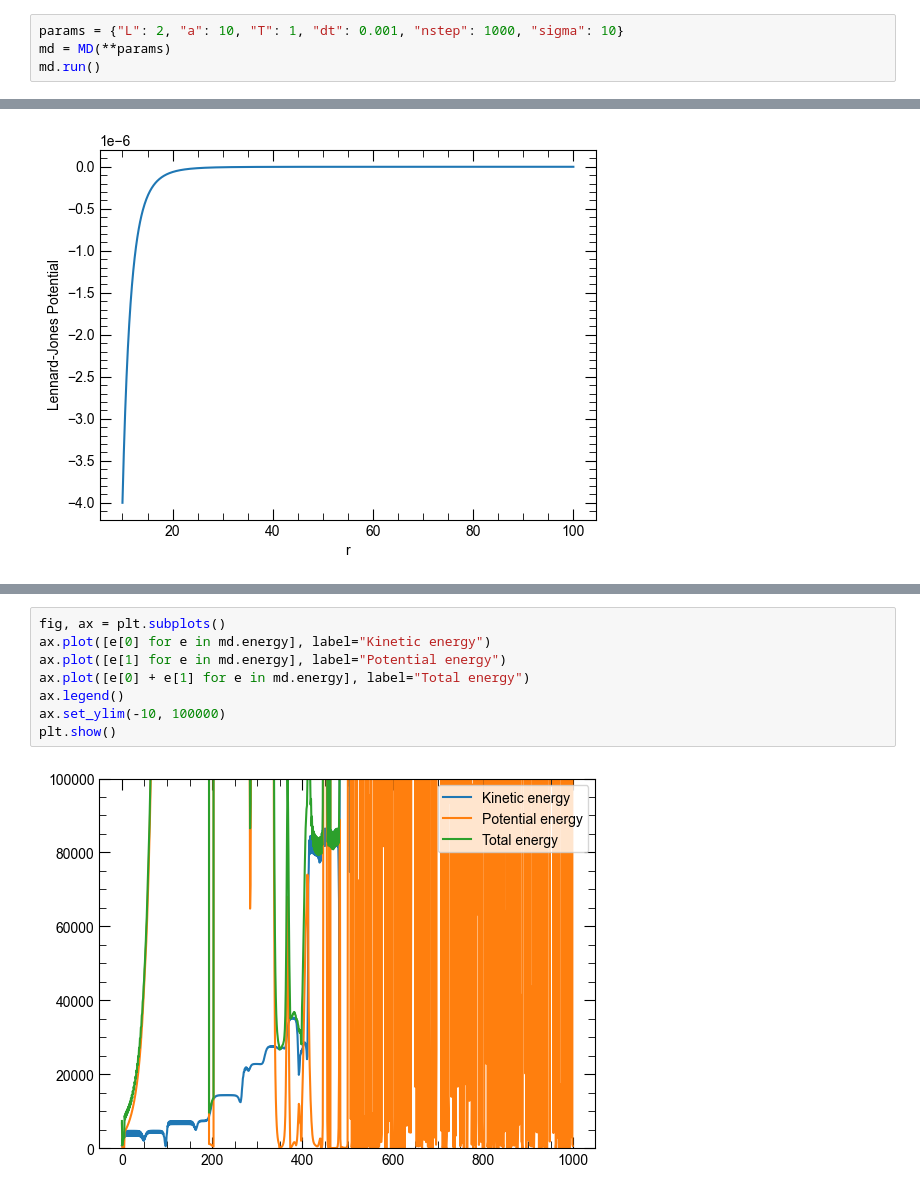
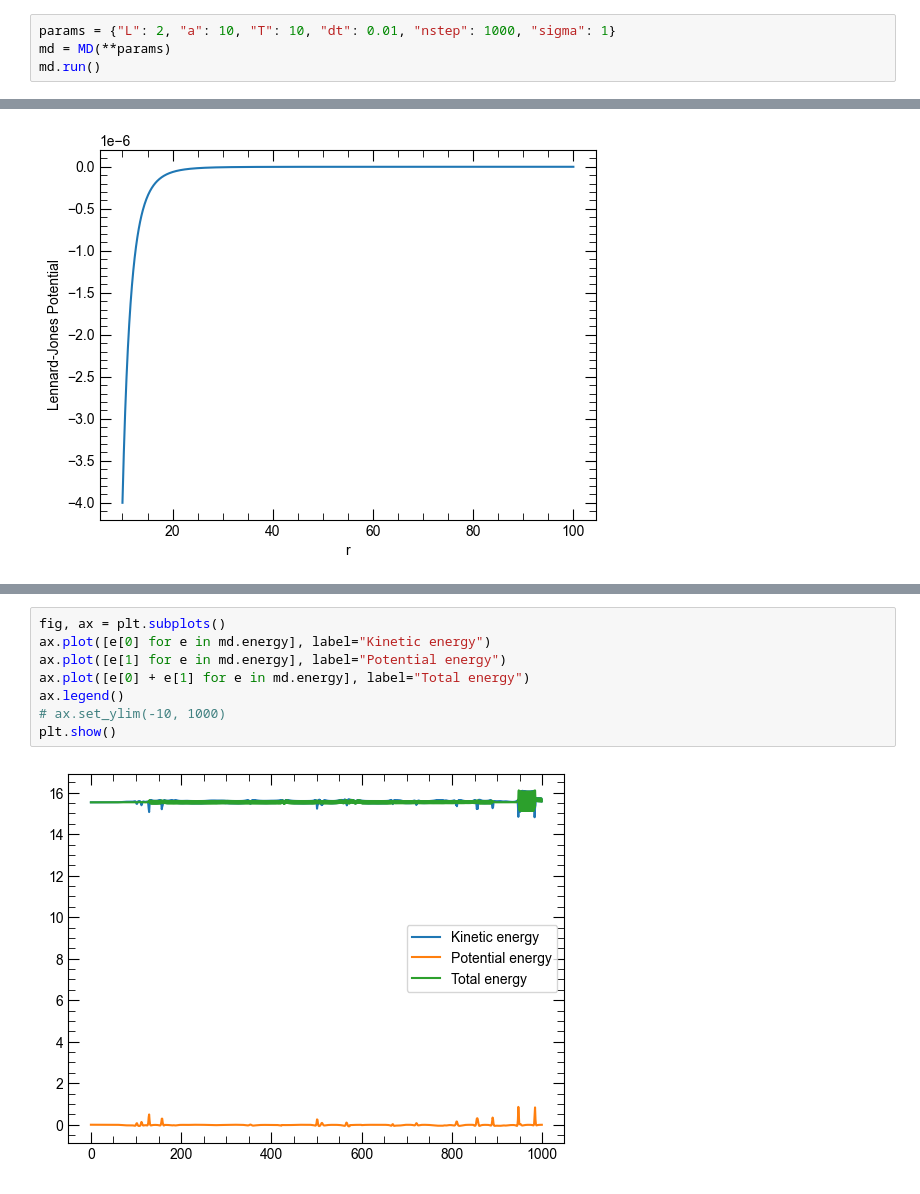
Before and after one commit to yamashun99/molecular_dynamics, a Jupyter notebook: examples/argon.ipynb, the cells around one changed output, grey strips where cells are left out. Saved outputs shown, nothing was run; the diff lists cells and outputs as text.

```diff
--- a/examples/argon.ipynb
+++ b/examples/argon.ipynb
@@ -176,4 +183,4 @@ class MD:
 # %%
-params = {"L": 2, "a": 10, "T": 1, "dt": 0.001, "nstep": 1000, "sigma": 10}
+params = {"L": 2, "a": 10, "T": 10, "dt": 0.01, "nstep": 1000, "sigma": 1}
 md = MD(**params)
 md.run()
@@ -241,10 +229,10 @@ md.energy
 # %%
 fig, ax = plt.subplots()
 ax.plot([e[0] for e in md.energy], label="Kinetic energy")
 ax.plot([e[1] for e in md.energy], label="Potential energy")
 ax.plot([e[0] + e[1] for e in md.energy], label="Total energy")
 ax.legend()
-ax.set_ylim(-10, 100000)
+# ax.set_ylim(-10, 1000)
 plt.show()
 # %% [output]
-[figure, old version]
+[figure, new version]
```
Also changed, not shown: parts of 8 cells of this notebook, 1 other file.
